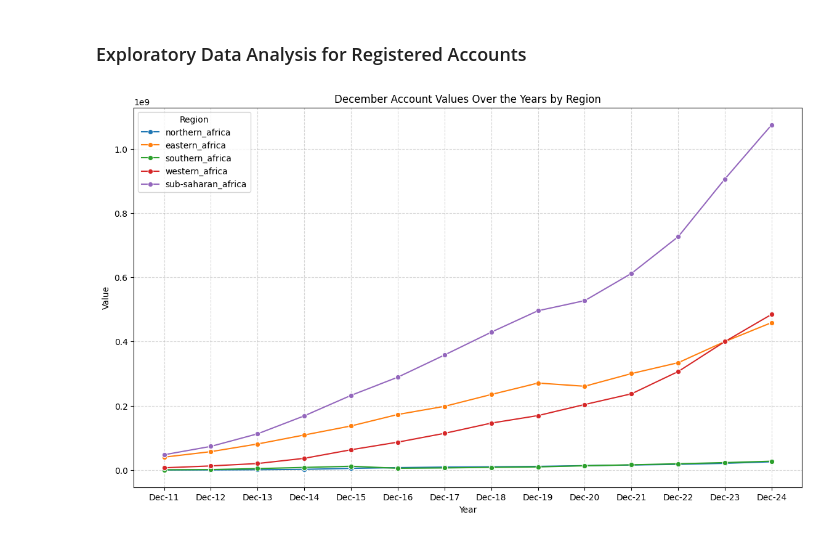
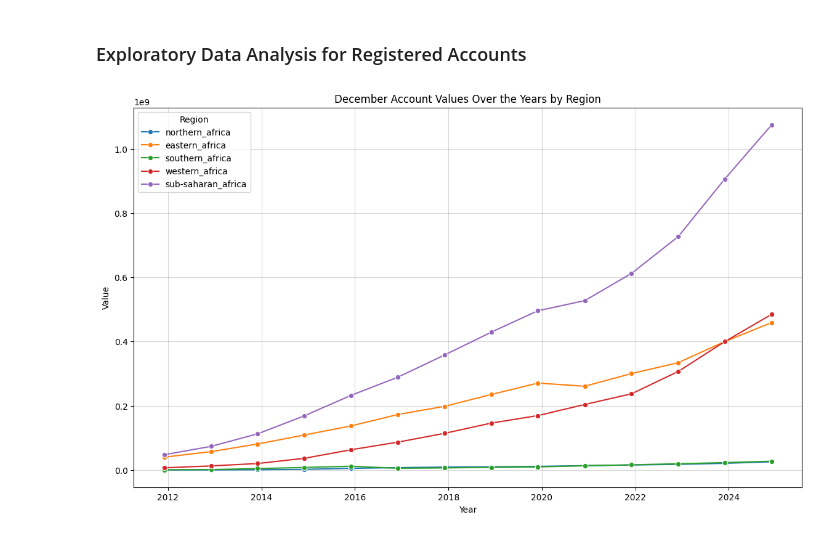
Before and after one commit to yaakydd/MoMo_In_Africa, a Jupyter notebook: Notebooks/Registered_Accounts.ipynb, the cells around one changed output. Cells and saved outputs as stored; diff of their text form; code cells hidden in the pictures.

```diff
--- a/Notebooks/Registered_Accounts.ipynb
+++ b/Notebooks/Registered_Accounts.ipynb
@@ -96,19 +96,19 @@ Registered_Acc_Dec["Value"] = pd.to_numeric(Registered_Acc_Dec["Value"])
 # %%
 # 3. Plot using "date" as your X-axis
 plt.figure(figsize=(14, 8))
 sns.lineplot(
     data=Registered_Acc_Dec,
-    x="date",          # Using 'date' directly since it represents the years
+    x="clean_date",          # Using 'date' directly since it represents the years
     y="Value",
     hue="Region",
     marker="o"
 )
 
 plt.title("December Account Values Over the Years by Region")
 plt.xlabel("Year")
 plt.ylabel("Value")
-plt.grid(True, linestyle="--", alpha=0.5)
+plt.grid(True, linestyle="-", alpha=0.5)
 
 plt.show()
 # %% [output]
-[figure, old version]
+[figure, new version]
```
Also changed, not shown: parts of 1 cell of this notebook.
